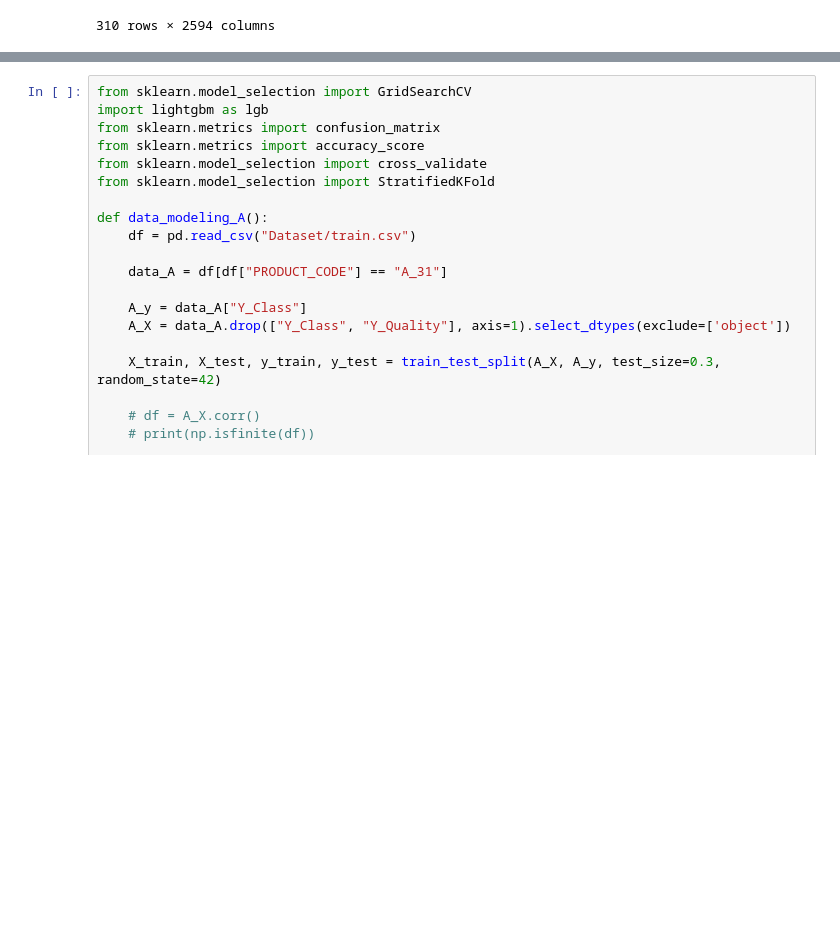
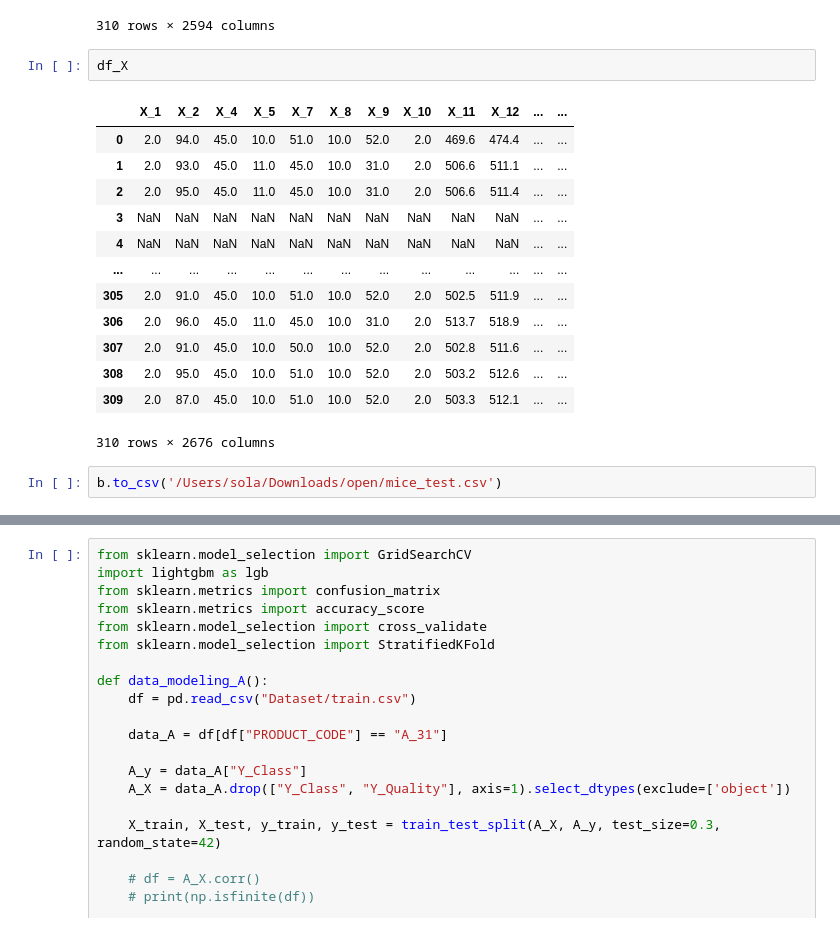
Before and after one commit to ffe4el/MLDL, a Jupyter notebook: Aimers hackerton/결측치제거mice.ipynb, the cells around one changed output, grey strips where cells are left out. Cells and saved outputs as stored; diff of their text form; blank space fills up the shorter version.

```diff
--- a/Aimers hackerton/결측치제거mice.ipynb
+++ b/Aimers hackerton/결측치제거mice.ipynb
@@ -230,3 +244,21 @@ b
 | 308 | 2.000000 | 95.000000 | 45.0 | 1.000000e+01 | 51.000000 | 10.000000 | 52.000000 | 2.0 | 503.200000 | 512.600000 | ... | ... |
 | 309 | 2.000000 | 87.000000 | 45.0 | 1.000000e+01 | 51.000000 | 10.000000 | 52.000000 | 2.0 | 503.300000 | 512.100000 | ... | ... |
 310 rows × 2594 columns
+# %%
+df_X
+# %% [output]
+|  | X_1 | X_2 | X_4 | X_5 | X_7 | X_8 | X_9 | X_10 | X_11 | X_12 | ... | ... |
+| 0 | 2.0 | 94.0 | 45.0 | 10.0 | 51.0 | 10.0 | 52.0 | 2.0 | 469.6 | 474.4 | ... | ... |
+| 1 | 2.0 | 93.0 | 45.0 | 11.0 | 45.0 | 10.0 | 31.0 | 2.0 | 506.6 | 511.1 | ... | ... |
+| 2 | 2.0 | 95.0 | 45.0 | 11.0 | 45.0 | 10.0 | 31.0 | 2.0 | 506.6 | 511.4 | ... | ... |
+| 3 | NaN | NaN | NaN | NaN | NaN | NaN | NaN | NaN | NaN | NaN | ... | ... |
+| 4 | NaN | NaN | NaN | NaN | NaN | NaN | NaN | NaN | NaN | NaN | ... | ... |
+| ... | ... | ... | ... | ... | ... | ... | ... | ... | ... | ... | ... | ... |
+| 305 | 2.0 | 91.0 | 45.0 | 10.0 | 51.0 | 10.0 | 52.0 | 2.0 | 502.5 | 511.9 | ... | ... |
+| 306 | 2.0 | 96.0 | 45.0 | 11.0 | 45.0 | 10.0 | 31.0 | 2.0 | 513.7 | 518.9 | ... | ... |
+| 307 | 2.0 | 91.0 | 45.0 | 10.0 | 50.0 | 10.0 | 52.0 | 2.0 | 502.8 | 511.6 | ... | ... |
+| 308 | 2.0 | 95.0 | 45.0 | 10.0 | 51.0 | 10.0 | 52.0 | 2.0 | 503.2 | 512.6 | ... | ... |
+| 309 | 2.0 | 87.0 | 45.0 | 10.0 | 51.0 | 10.0 | 52.0 | 2.0 | 503.3 | 512.1 | ... | ... |
+310 rows × 2676 columns
+# %%
+b.to_csv('/Users/sola/Downloads/open/mice_test.csv')
```
Also changed, not shown: parts of 12 cells of this notebook, 1 other file.
